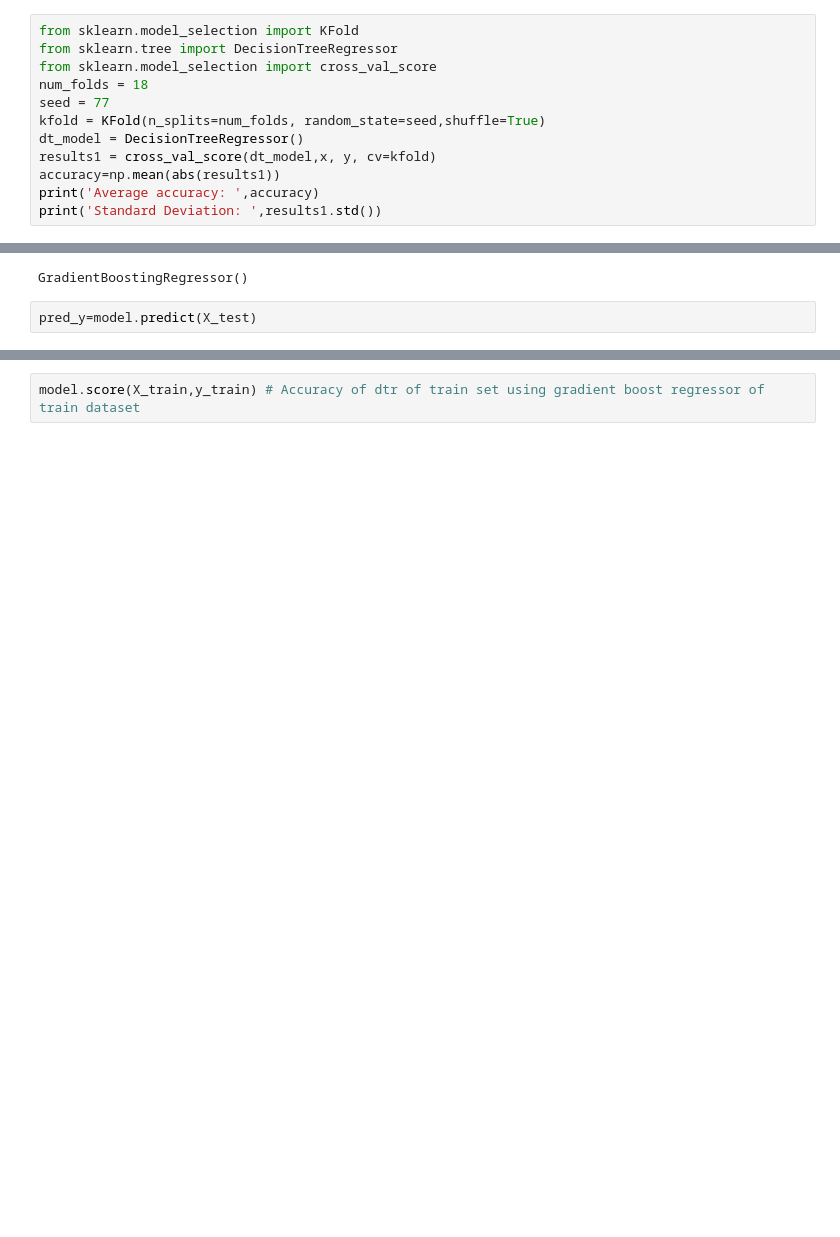
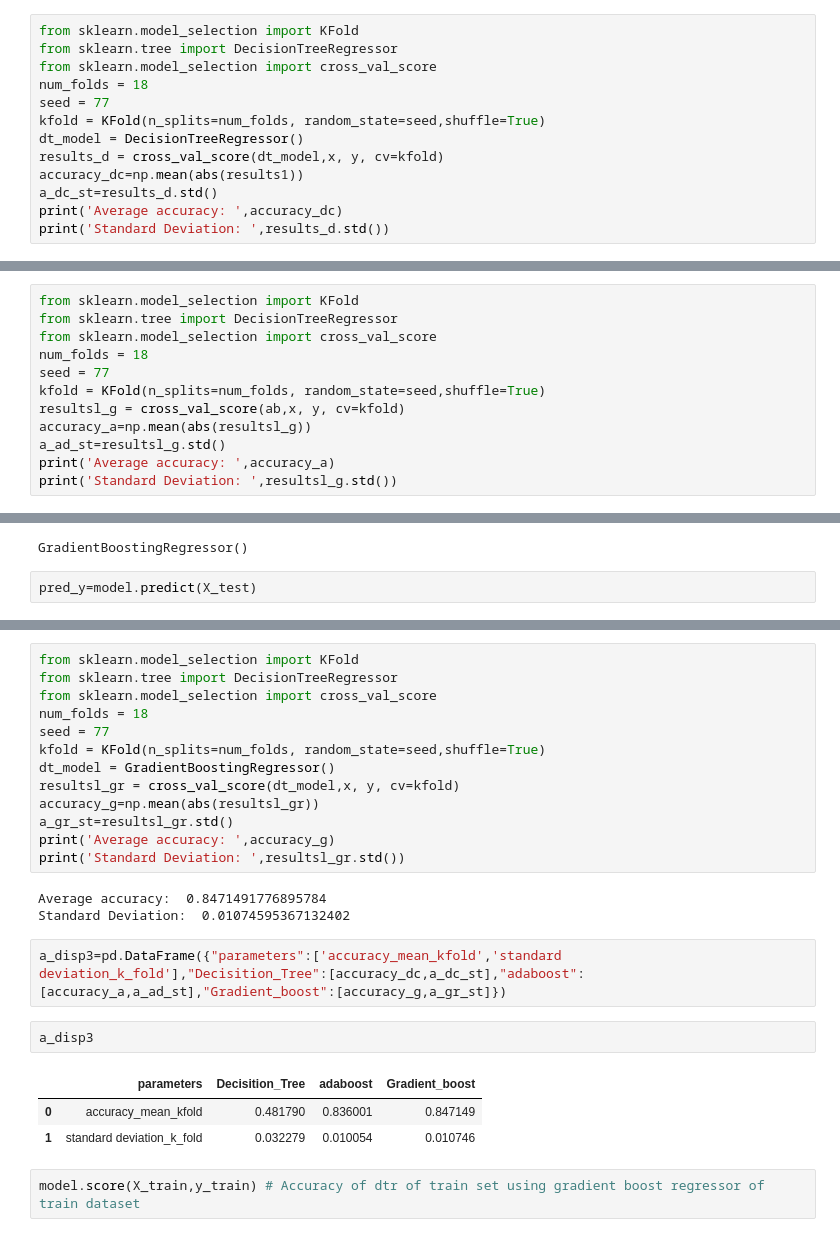
Before and after one commit to Harita-U/GL_capstone_T2_, a Jupyter notebook: capstone_project_final-2.ipynb, the cells around one changed output, grey strips where cells are left out. Drawn from its saved outputs; the diff is of its cells as text; blank space fills up the shorter version.

```diff
--- a/capstone_project_final-2.ipynb
+++ b/capstone_project_final-2.ipynb
@@ -1017,8 +1132,9 @@ num_folds = 18
 seed = 77
 kfold = KFold(n_splits=num_folds, random_state=seed,shuffle=True)
 dt_model = DecisionTreeRegressor()
-results1 = cross_val_score(dt_model,x, y, cv=kfold)
-accuracy=np.mean(abs(results1))
-print('Average accuracy: ',accuracy)
-print('Standard Deviation: ',results1.std())
+results_d = cross_val_score(dt_model,x, y, cv=kfold)
+accuracy_dc=np.mean(abs(results1))
+a_dc_st=results_d.std()
+print('Average accuracy: ',accuracy_dc)
+print('Standard Deviation: ',results_d.std())
 # %% [output]
@@ -1053,0 +1180,12 @@ R2 Value: 0.9278522200339622
+# %%
+from sklearn.model_selection import KFold
+from sklearn.tree import DecisionTreeRegressor
+from sklearn.model_selection import cross_val_score
+num_folds = 18
+seed = 77
+kfold = KFold(n_splits=num_folds, random_state=seed,shuffle=True)
+resultsl_g = cross_val_score(ab,x, y, cv=kfold)
+accuracy_a=np.mean(abs(resultsl_g))
+a_ad_st=resultsl_g.std()
+print('Average accuracy: ',accuracy_a)
+print('Standard Deviation: ',resultsl_g.std())
@@ -1074,3 +1217,27 @@ model.score(X_test,y_test) # Accuracy of dtr of test set using gradient boost re
+# %%
+from sklearn.model_selection import KFold
+from sklearn.tree import DecisionTreeRegressor
+from sklearn.model_selection import cross_val_score
+num_folds = 18
+seed = 77
+kfold = KFold(n_splits=num_folds, random_state=seed,shuffle=True)
+dt_model = GradientBoostingRegressor()
+resultsl_gr = cross_val_score(dt_model,x, y, cv=kfold)
+accuracy_g=np.mean(abs(resultsl_gr))
+a_gr_st=resultsl_gr.std()
+print('Average accuracy: ',accuracy_g)
+print('Standard Deviation: ',resultsl_gr.std())
+# %% [output]
+Average accuracy:  0.8471491776895784
+Standard Deviation:  0.01074595367132402
+# %%
+a_disp3=pd.DataFrame({"parameters":['accuracy_mean_kfold','standard deviation_k_fold'],"Decisition_Tree":[accuracy_dc,a_dc_st],"adaboost":[accuracy_a,a_ad_st],"Gradient_boost":[accuracy_g,a_gr_st]})
+# %%
+a_disp3
+# %% [output]
+|  | parameters | Decisition_Tree | adaboost | Gradient_boost |
+| 0 | accuracy_mean_kfold | 0.481790 | 0.836001 | 0.847149 |
+| 1 | standard deviation_k_fold | 0.032279 | 0.010054 | 0.010746 |
 # %%
 model.score(X_train,y_train) # Accuracy of dtr of train set using gradient boost regressor of train dataset
 # %% [output]
```
Also changed, not shown: parts of 81 cells of this notebook.
